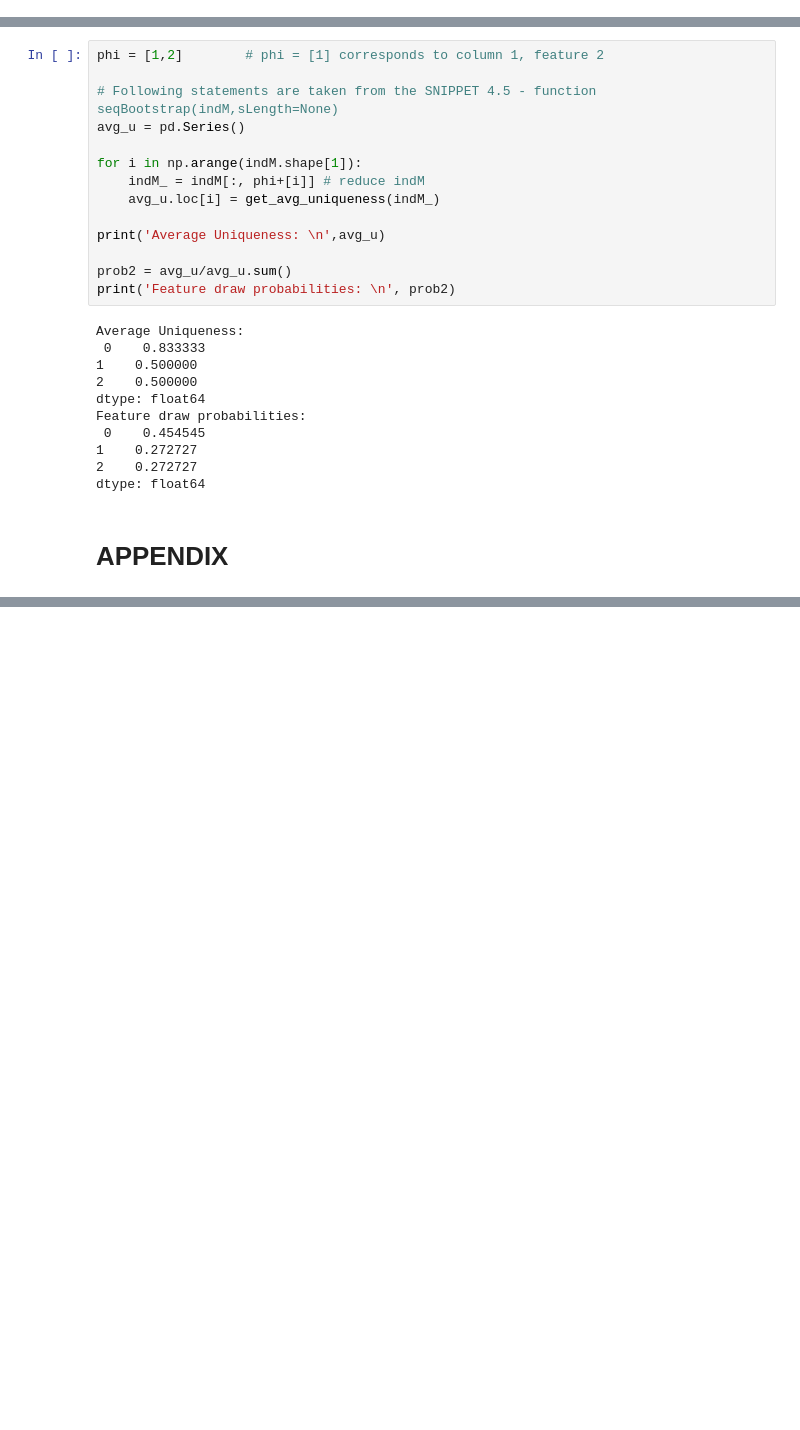
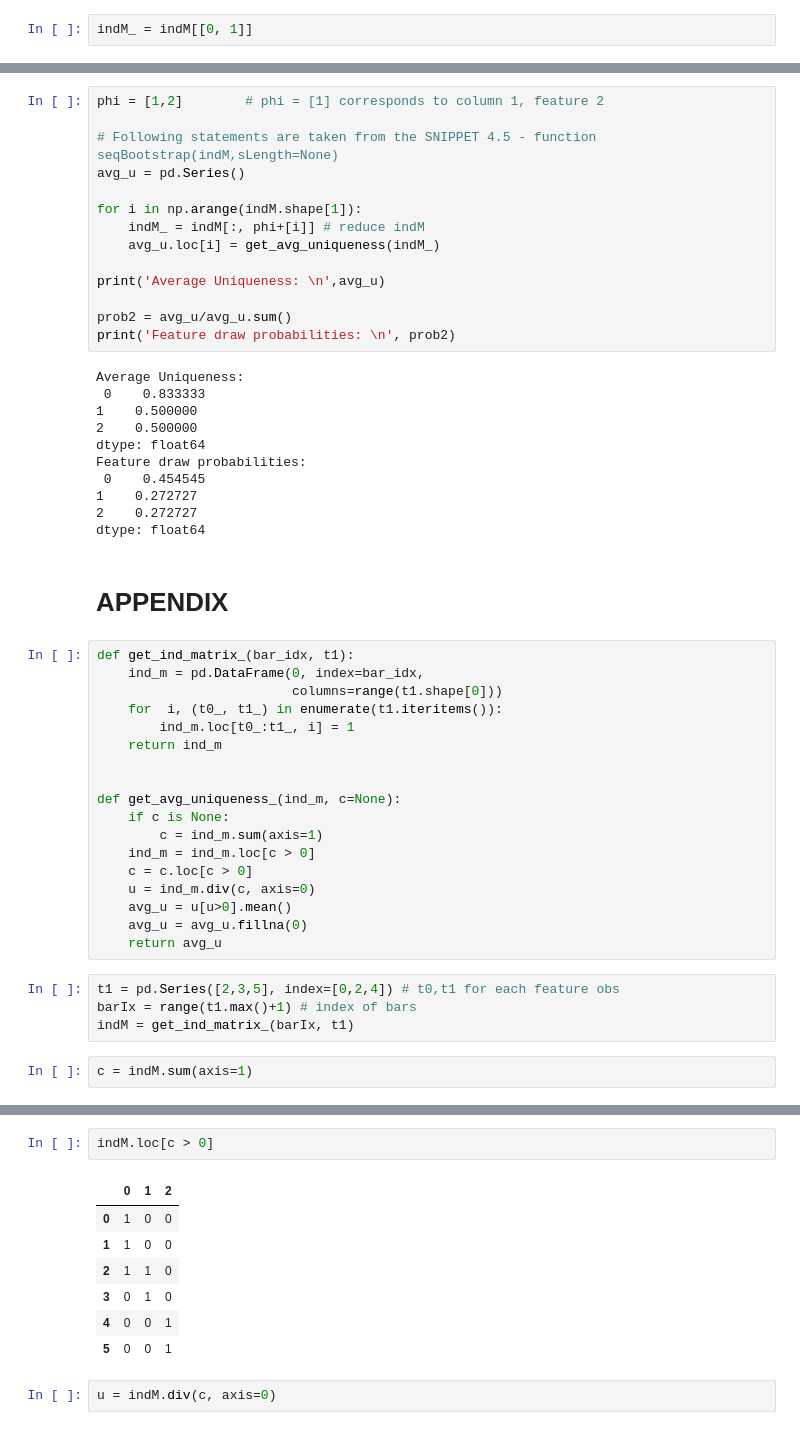
Before and after one commit to cw-jang/adv_finance, a Jupyter notebook: examples/Ch04/Ch04 4.5.3 Numerical Example.ipynb, the cells around one changed output, grey strips where cells are left out. Saved outputs shown, nothing was run; the diff lists cells and outputs as text; blank space fills up the shorter version.

```diff
--- a/examples/Ch04/Ch04 4.5.3 Numerical Example.ipynb
+++ b/examples/Ch04/Ch04 4.5.3 Numerical Example.ipynb
@@ -53,3 +95,5 @@ indM
 # %% [output]
 <6x3 sparse matrix of type '<class 'numpy.int8'>'
         with 7 stored elements in Compressed Sparse Row format>
+# %%
+indM_ = indM[[0, 1]]
@@ -109,3 +193,27 @@ Feature draw probabilities:
 dtype: float64
 # %% [markdown]
 # APPENDIX
+# %%
+def get_ind_matrix_(bar_idx, t1):
+    ind_m = pd.DataFrame(0, index=bar_idx,
+                         columns=range(t1.shape[0]))
+    for  i, (t0_, t1_) in enumerate(t1.iteritems()):
+        ind_m.loc[t0_:t1_, i] = 1
+    return ind_m
+
+
+def get_avg_uniqueness_(ind_m, c=None):
+    if c is None:
+        c = ind_m.sum(axis=1)
+    ind_m = ind_m.loc[c > 0]
+    c = c.loc[c > 0]
+    u = ind_m.div(c, axis=0)
+    avg_u = u[u>0].mean()
+    avg_u = avg_u.fillna(0)
+    return avg_u
+# %%
+t1 = pd.Series([2,3,5], index=[0,2,4]) # t0,t1 for each feature obs
+barIx = range(t1.max()+1) # index of bars
+indM = get_ind_matrix_(barIx, t1)
+# %%
+c = indM.sum(axis=1)
@@ -111,0 +230,12 @@ dtype: float64
+# %%
+indM.loc[c > 0]
+# %% [output]
+|  | 0 | 1 | 2 |
+| 0 | 1 | 0 | 0 |
+| 1 | 1 | 0 | 0 |
+| 2 | 1 | 1 | 0 |
+| 3 | 0 | 1 | 0 |
+| 4 | 0 | 0 | 1 |
+| 5 | 0 | 0 | 1 |
+# %%
+u = indM.div(c, axis=0)
```
Also changed, not shown: parts of 22 cells of this notebook, 4 other files.
